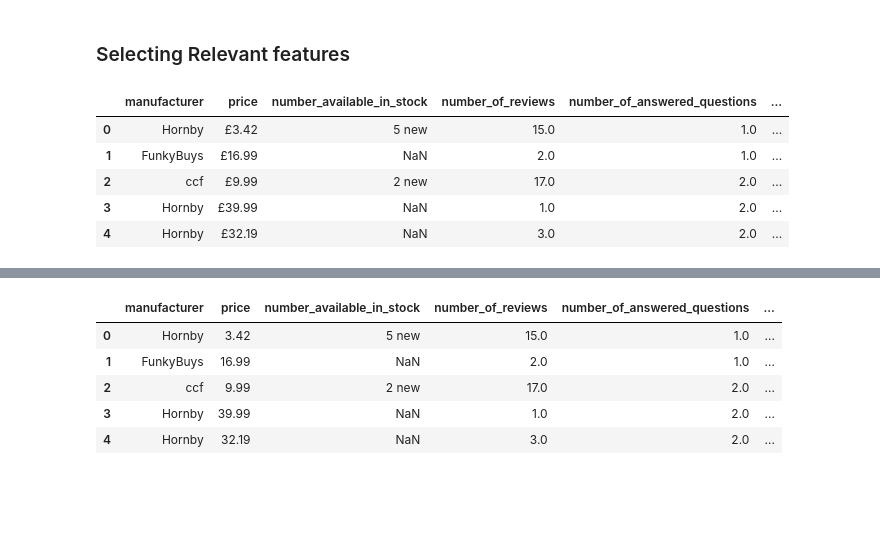
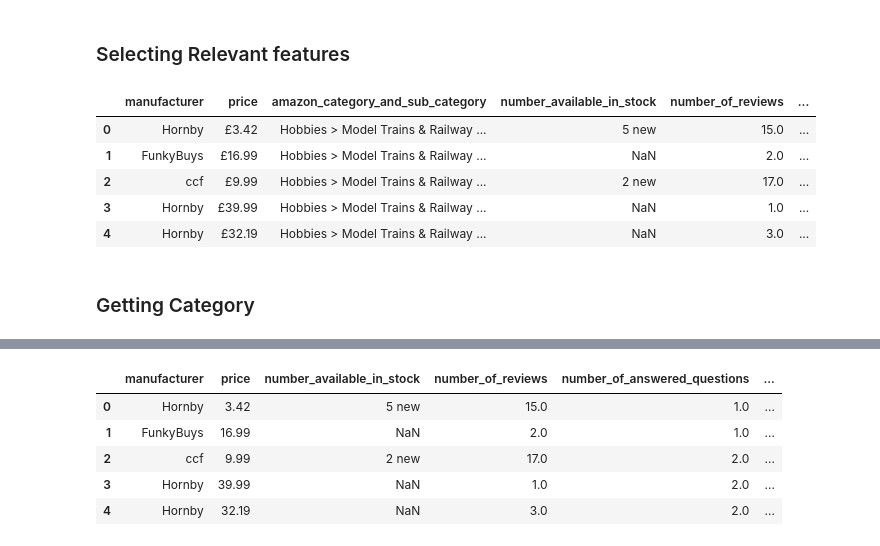
Before and after one commit to Akashram28/S4DS_Tasks, a Jupyter notebook: ML Task/main.ipynb, the cells around one changed output, grey strips where cells are left out. Drawn from its saved outputs; the diff is of its cells as text; code cells hidden in the pictures; blank space fills up the shorter version.

```diff
--- a/ML Task/main.ipynb
+++ b/ML Task/main.ipynb
@@ -23,12 +20,14 @@ df.shape
 # %% [markdown]
 ### Selecting Relevant features
 # %%
-df = df[["manufacturer","price","number_available_in_stock","number_of_reviews","number_of_answered_questions","average_review_rating",]]
+df = df[["manufacturer","price","amazon_category_and_sub_category","number_available_in_stock","number_of_reviews","number_of_answered_questions","average_review_rating",]]
 df.head()
 # %% [output]
-|  | manufacturer | price | number_available_in_stock | number_of_reviews | number_of_answered_questions | ... |
-| 0 | Hornby | £3.42 | 5 new | 15.0 | 1.0 | ... |
-| 1 | FunkyBuys | £16.99 | NaN | 2.0 | 1.0 | ... |
-| 2 | ccf | £9.99 | 2 new | 17.0 | 2.0 | ... |
-| 3 | Hornby | £39.99 | NaN | 1.0 | 2.0 | ... |
-| 4 | Hornby | £32.19 | NaN | 3.0 | 2.0 | ... |
+|  | manufacturer | price | amazon_category_and_sub_category | number_available_in_stock | number_of_reviews | ... |
+| 0 | Hornby | £3.42 | Hobbies > Model Trains & Railway ... | 5 new | 15.0 | ... |
+| 1 | FunkyBuys | £16.99 | Hobbies > Model Trains & Railway ... | NaN | 2.0 | ... |
+| 2 | ccf | £9.99 | Hobbies > Model Trains & Railway ... | 2 new | 17.0 | ... |
+| 3 | Hornby | £39.99 | Hobbies > Model Trains & Railway ... | NaN | 1.0 | ... |
+| 4 | Hornby | £32.19 | Hobbies > Model Trains & Railway ... | NaN | 3.0 | ... |
+# %% [markdown]
+### Getting Category
```
Also changed, not shown: parts of 5 cells of this notebook, 4 other files.
